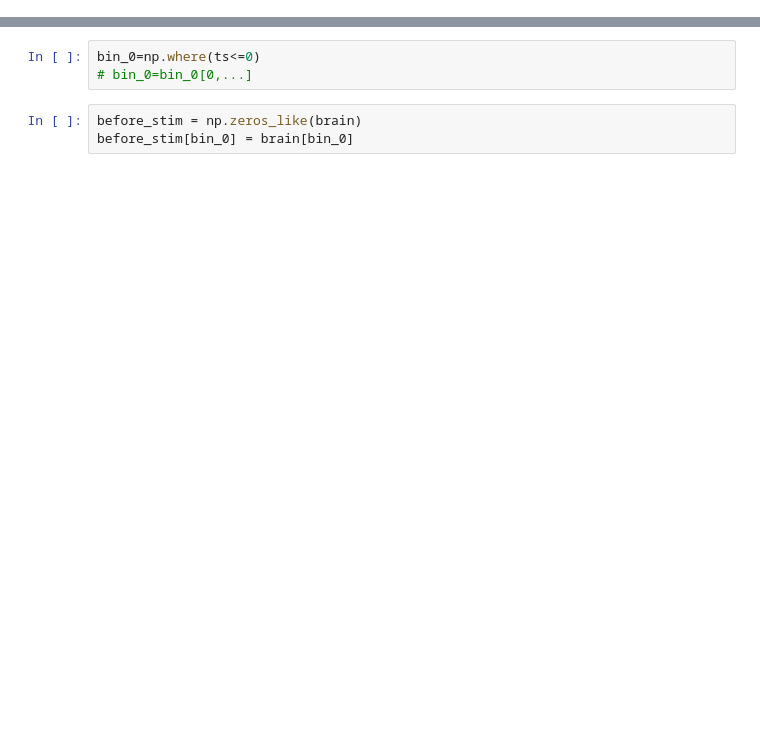
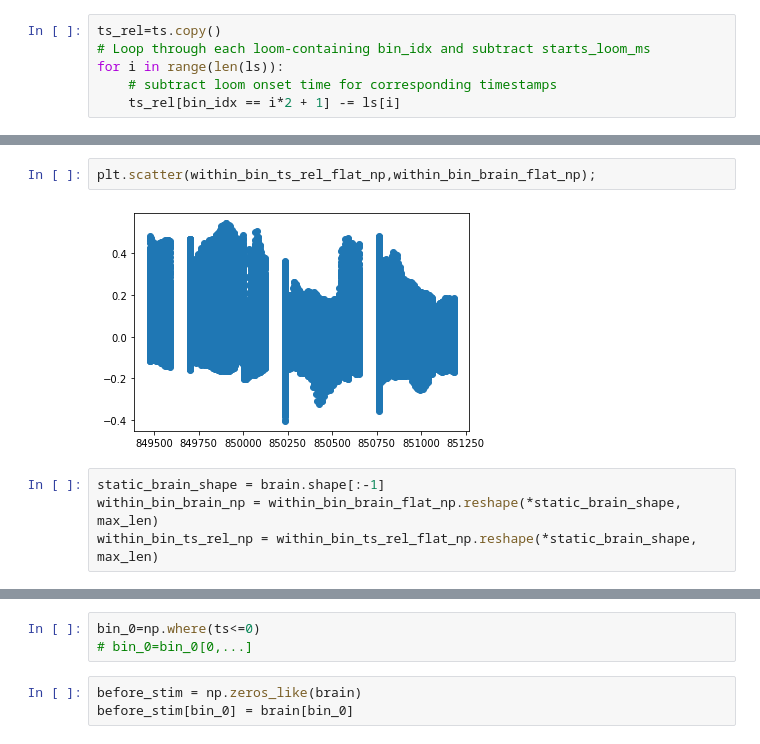
Before and after one commit to ClandininLab/brainsss, a Jupyter notebook: notebooks/20241211_STA_tests.ipynb, the cells around one changed output, grey strips where cells are left out. Saved outputs shown, nothing was run; the diff lists cells and outputs as text; blank space fills up the shorter version.

```diff
--- a/notebooks/20241211_STA_tests.ipynb
+++ b/notebooks/20241211_STA_tests.ipynb
@@ -148,0 +104,6 @@ plt.show()
+# %%
+ts_rel=ts.copy()
+# Loop through each loom-containing bin_idx and subtract starts_loom_ms
+for i in range(len(ls)):
+    # subtract loom onset time for corresponding timestamps
+    ts_rel[bin_idx == i*2 + 1] -= ls[i]
@@ -148,0 +183,8 @@ plt.show()
+# %%
+plt.scatter(within_bin_ts_rel_flat_np,within_bin_brain_flat_np);
+# %% [output]
+[figure, added]
+# %%
+static_brain_shape = brain.shape[:-1]
+within_bin_brain_np = within_bin_brain_flat_np.reshape(*static_brain_shape, max_len)
+within_bin_ts_rel_np = within_bin_ts_rel_flat_np.reshape(*static_brain_shape, max_len)
```
Also changed, not shown: parts of 66 cells of this notebook, 4 other files.
